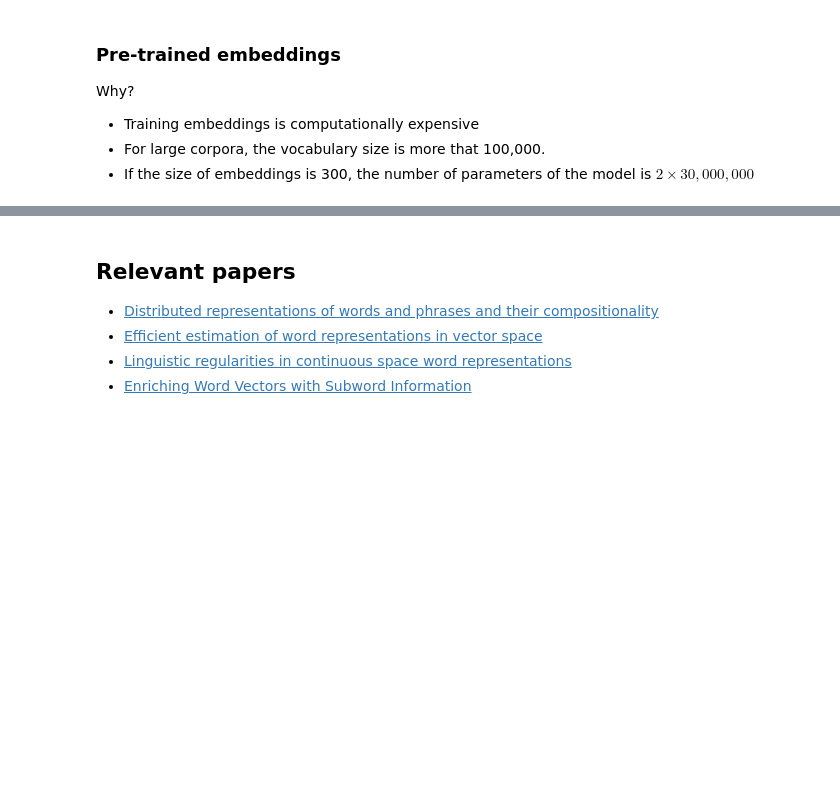
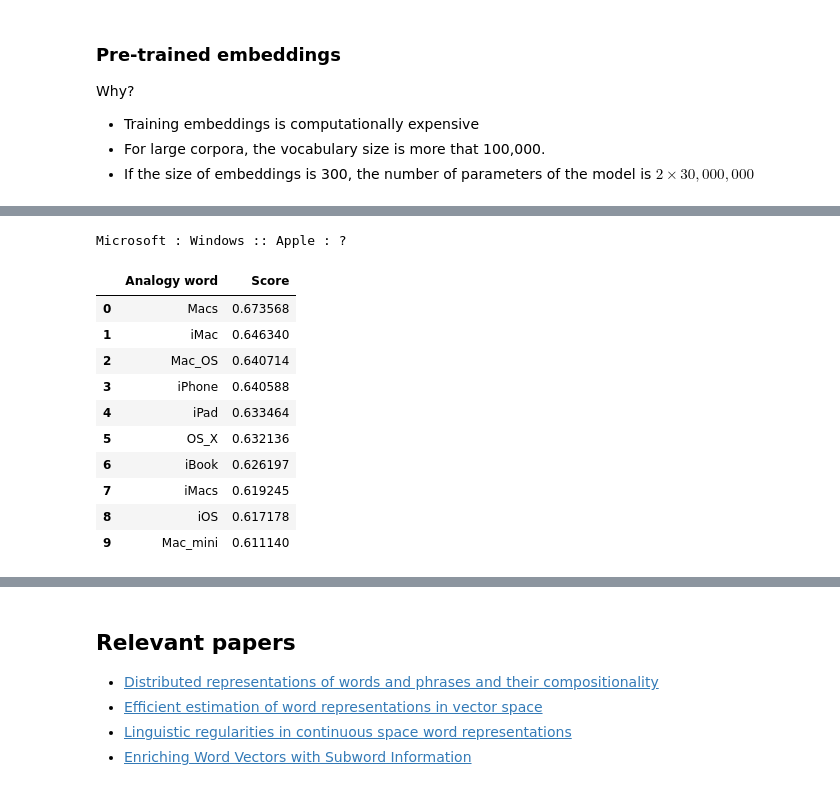
Before and after one commit to kvarada/UBC_MDS_sample_lesson, a Jupyter notebook: word_embeddings_intro.ipynb, the cells around one changed output, grey strips where cells are left out. Saved outputs shown, nothing was run; the diff lists cells and outputs as text; code cells hidden in the pictures; blank space fills up the shorter version.

```diff
--- a/word_embeddings_intro.ipynb
+++ b/word_embeddings_intro.ipynb
@@ -1037,0 +704,15 @@ model.most_similar('mango')
+# %%
+analogy('Microsoft', 'Windows', 'Apple')
+# %% [output]
+Microsoft : Windows :: Apple : ?
+|  | Analogy word | Score |
+| 0 | Macs | 0.673568 |
+| 1 | iMac | 0.646340 |
+| 2 | Mac_OS | 0.640714 |
+| 3 | iPhone | 0.640588 |
+| 4 | iPad | 0.633464 |
+| 5 | OS_X | 0.632136 |
+| 6 | iBook | 0.626197 |
+| 7 | iMacs | 0.619245 |
+| 8 | iOS | 0.617178 |
+| 9 | Mac_mini | 0.611140 |
```
Also changed, not shown: parts of 107 cells of this notebook.
